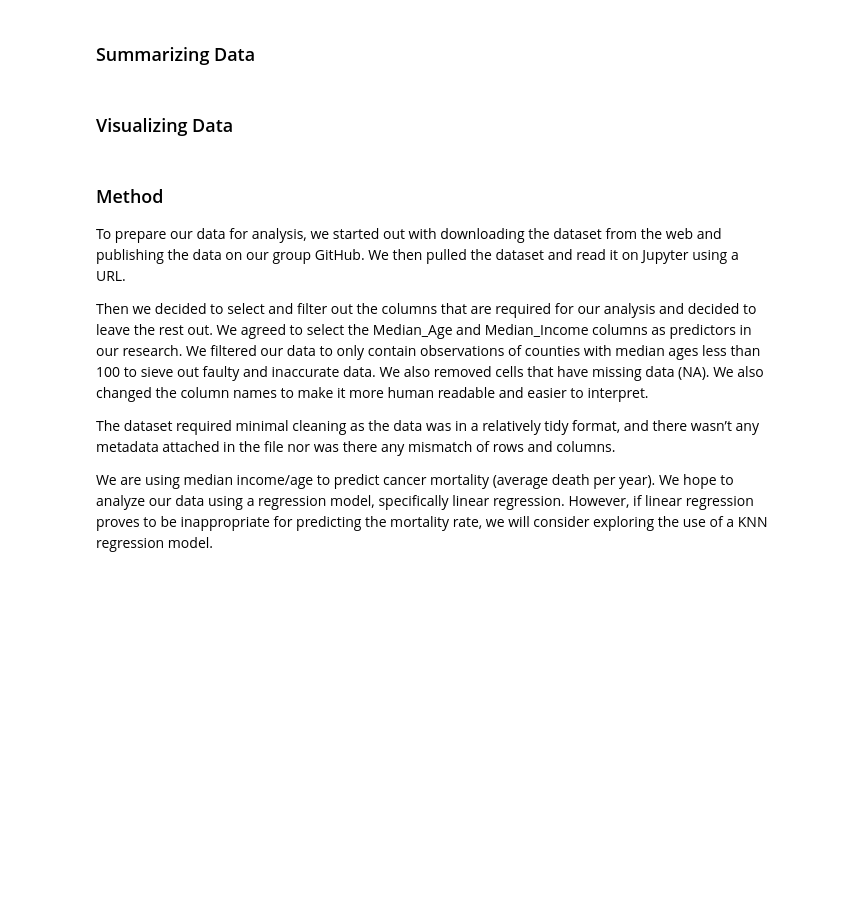
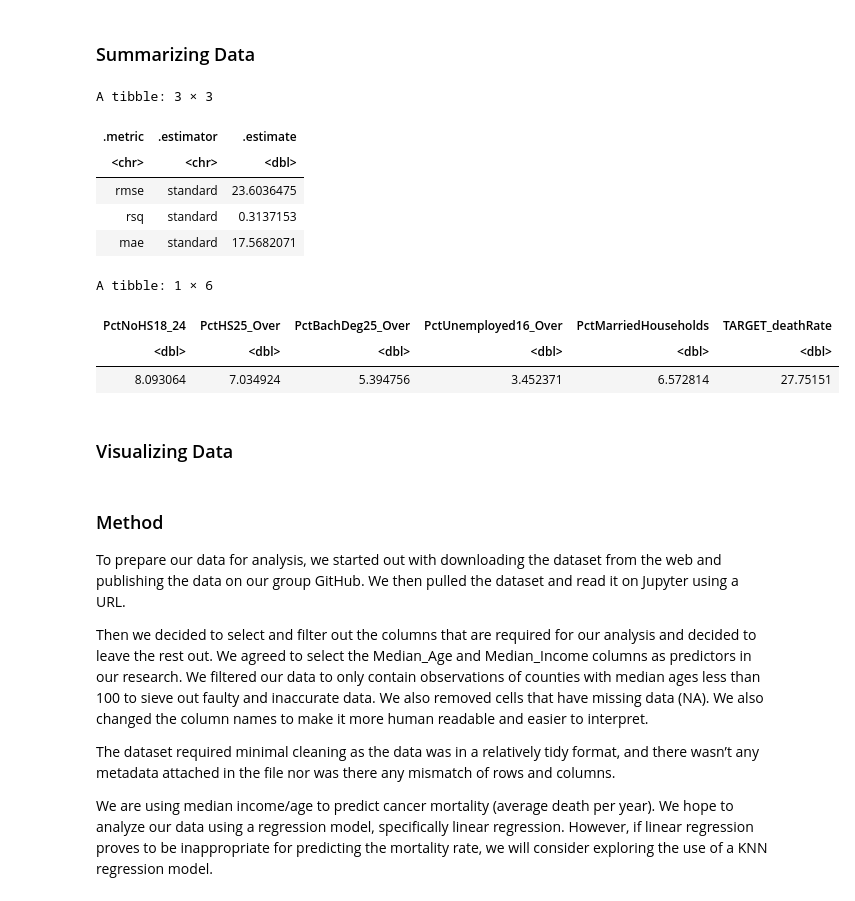
Before and after one commit to caswellbrett/CancerMortalityPrediction, a Jupyter notebook: Report.ipynb, the cells around one changed output. Cells and saved outputs as stored; diff of their text form; code cells hidden in the pictures; blank space fills up the shorter version.

```diff
--- a/Report.ipynb
+++ b/Report.ipynb
@@ -102,11 +148,40 @@ ERROR: Error in `chr_as_locations()`:
 # %% [markdown]
 ### Summarizing Data
 # %%
-cancer_count <- colSums(!is.na(cancer_training)) # reports number of observations
-cancer_count
+lm_spec <- linear_reg() |>
+  set_engine("lm") |>
+  set_mode("regression")
 
-cancer_avg <- map_df(cancer_training, mean) # reports mean of each variable
-cancer_avg
+lm_recipe <- recipe(TARGET_deathRate ~ PctNoHS18_24 + PctHS25_Over + PctBachDeg25_Over + PctUnemployed16_Over + PctMarriedHouseholds,
+                   data = cancer_training)
+
+lm_fit <- workflow() |>
+  add_recipe(lm_recipe) |>
+  add_model(lm_spec) |>
+  fit(data = cancer_training)
+
+lm_test_results <- lm_fit |>
+  predict(cancer_testing) |>
+  bind_cols(cancer_testing) |>
+  metrics(truth = TARGET_deathRate, estimate = .pred)
+
+lm_test_results
+
+summary_stats <- cancer_clean |>
+    select(PctNoHS18_24, PctHS25_Over, PctBachDeg25_Over, PctUnemployed16_Over, PctMarriedHouseholds, TARGET_deathRate) |>
+    map_df(sd)
+summary_stats
+# %% [output]
+A tibble: 3 × 3
+| .metric | .estimator | .estimate |
+| <chr> | <chr> | <dbl> |
+| rmse | standard | 23.6036475 |
+| rsq | standard | 0.3137153 |
+| mae | standard | 17.5682071 |
+A tibble: 1 × 6
+| PctNoHS18_24 | PctHS25_Over | PctBachDeg25_Over | PctUnemployed16_Over | PctMarriedHouseholds | TARGET_deathRate |
+| <dbl> | <dbl> | <dbl> | <dbl> | <dbl> | <dbl> |
+| 8.093064 | 7.034924 | 5.394756 | 3.452371 | 6.572814 | 27.75151 |
 # %% [markdown]
 ### Visualizing Data
 # %%
```
Also changed, not shown: parts of 7 cells of this notebook.
